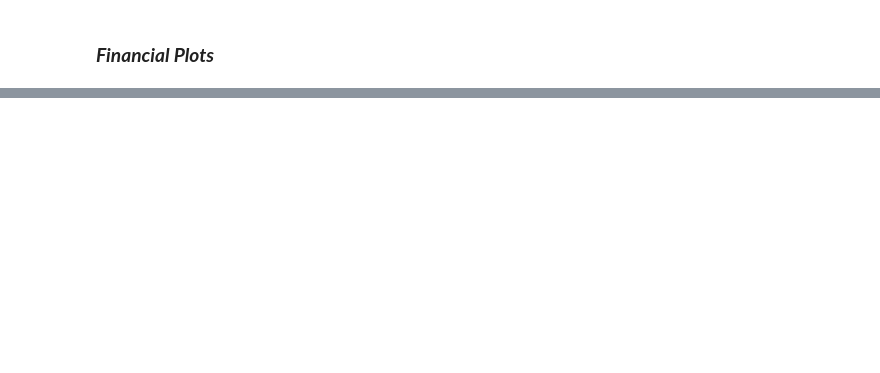
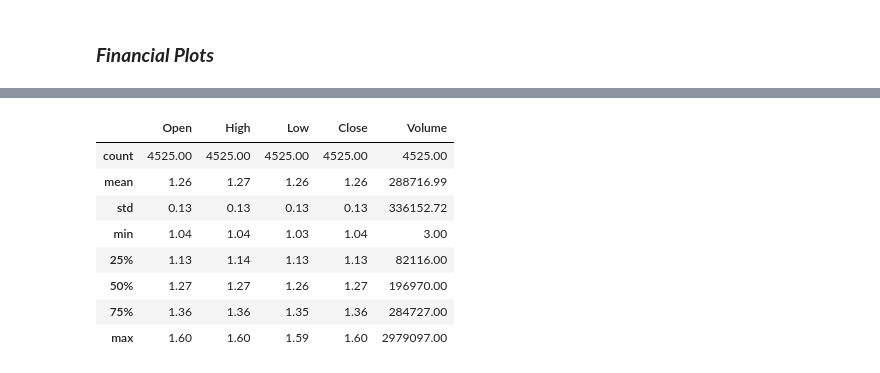
Before and after one commit to m-dabo/PfF, a Jupyter notebook: PfF - YH.ipynb, the cells around one changed output, grey strips where cells are left out. Cells and saved outputs as stored; diff of their text form; code cells hidden in the pictures; blank space fills up the shorter version.

```diff
--- a/PfF - YH.ipynb
+++ b/PfF - YH.ipynb
@@ -306,0 +440,13 @@ qdl.ApiConfig.api_key = 'H77jvcSxTeYPKpC3jy2r'
+# %%
+# descriptive stats per column
+data.describe().round(2)
+# %% [output]
+|  | Open | High | Low | Close | Volume |
+| count | 4525.00 | 4525.00 | 4525.00 | 4525.00 | 4525.00 |
+| mean | 1.26 | 1.27 | 1.26 | 1.26 | 288716.99 |
+| std | 0.13 | 0.13 | 0.13 | 0.13 | 336152.72 |
+| min | 1.04 | 1.04 | 1.03 | 1.04 | 3.00 |
+| 25% | 1.13 | 1.14 | 1.13 | 1.13 | 82116.00 |
+| 50% | 1.27 | 1.27 | 1.26 | 1.27 | 196970.00 |
+| 75% | 1.36 | 1.36 | 1.35 | 1.36 | 284727.00 |
+| max | 1.60 | 1.60 | 1.59 | 1.60 | 2979097.00 |
```
Also changed, not shown: parts of 25 cells of this notebook.
